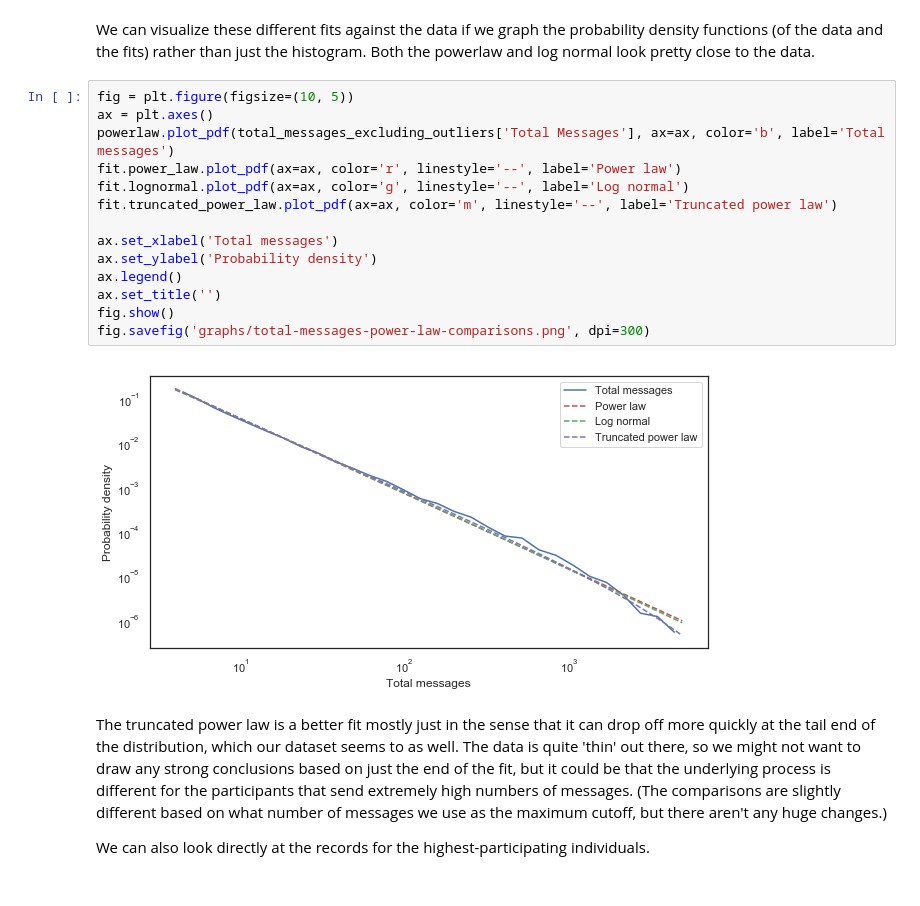
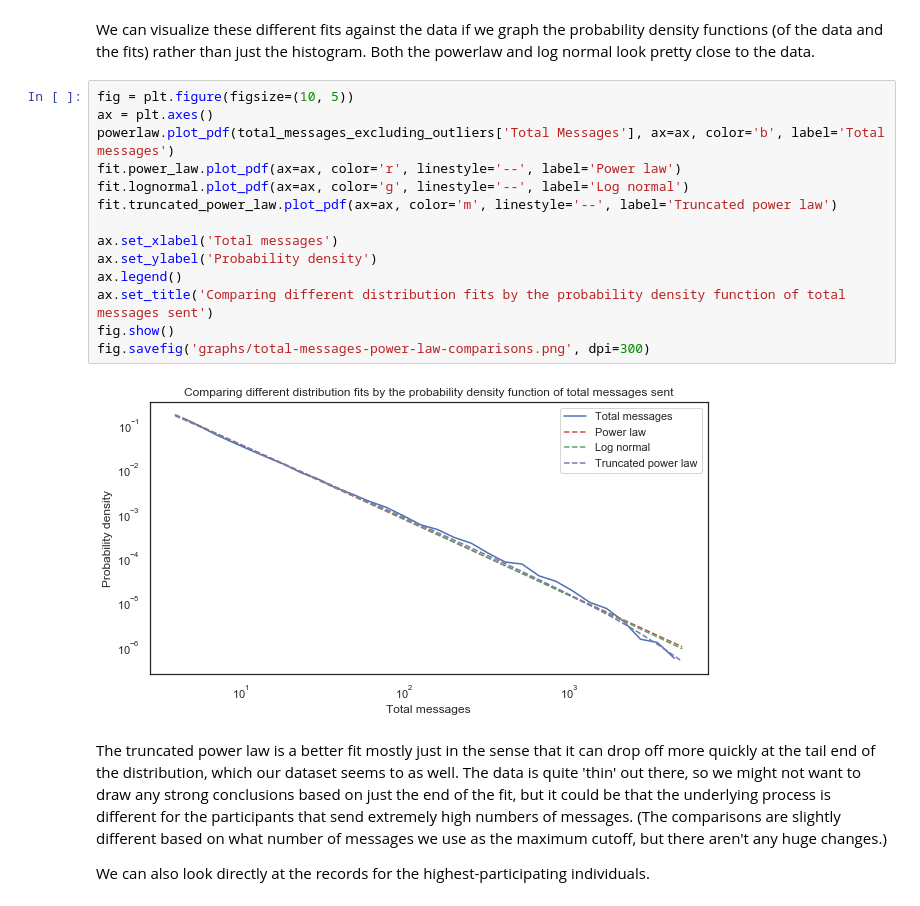
Before and after one commit to npdoty/bigbang, a Jupyter notebook: ietf-participation/ietf_wgs_tenure.ipynb, the cells around one changed output. Saved outputs shown, nothing was run; the diff lists cells and outputs as text.

Commit message:
(old update to a notebook with a new graph)

```diff
--- a/ietf-participation/ietf_wgs_tenure.ipynb
+++ b/ietf-participation/ietf_wgs_tenure.ipynb
@@ -466,19 +466,19 @@ We can visualize these different fits against the data if we graph the probabili
 # %%
 fig = plt.figure(figsize=(10, 5))
 ax = plt.axes()
 powerlaw.plot_pdf(total_messages_excluding_outliers['Total Messages'], ax=ax, color='b', label='Total messages')
 fit.power_law.plot_pdf(ax=ax, color='r', linestyle='--', label='Power law')
 fit.lognormal.plot_pdf(ax=ax, color='g', linestyle='--', label='Log normal')
 fit.truncated_power_law.plot_pdf(ax=ax, color='m', linestyle='--', label='Truncated power law')
 
 ax.set_xlabel('Total messages')
 ax.set_ylabel('Probability density')
 ax.legend()
-ax.set_title('')
+ax.set_title('Comparing different distribution fits by the probability density function of total messages sent')
 fig.show()
 fig.savefig('graphs/total-messages-power-law-comparisons.png', dpi=300)
 # %% [output]
-[figure, old version]
+[figure, new version]
 # %% [markdown]
 The truncated power law is a better fit mostly just in the sense that it can drop off more quickly at the tail end of the distribution, which our dataset seems to as well. The data is quite 'thin' out there, so we might not want to draw any strong conclusions based on just the end of the fit, but it could be that the underlying process is different for the participants that send extremely high numbers of messages. (The comparisons are slightly different based on what number of messages we use as the maximum cutoff, but there aren't any huge changes.)
 
```
